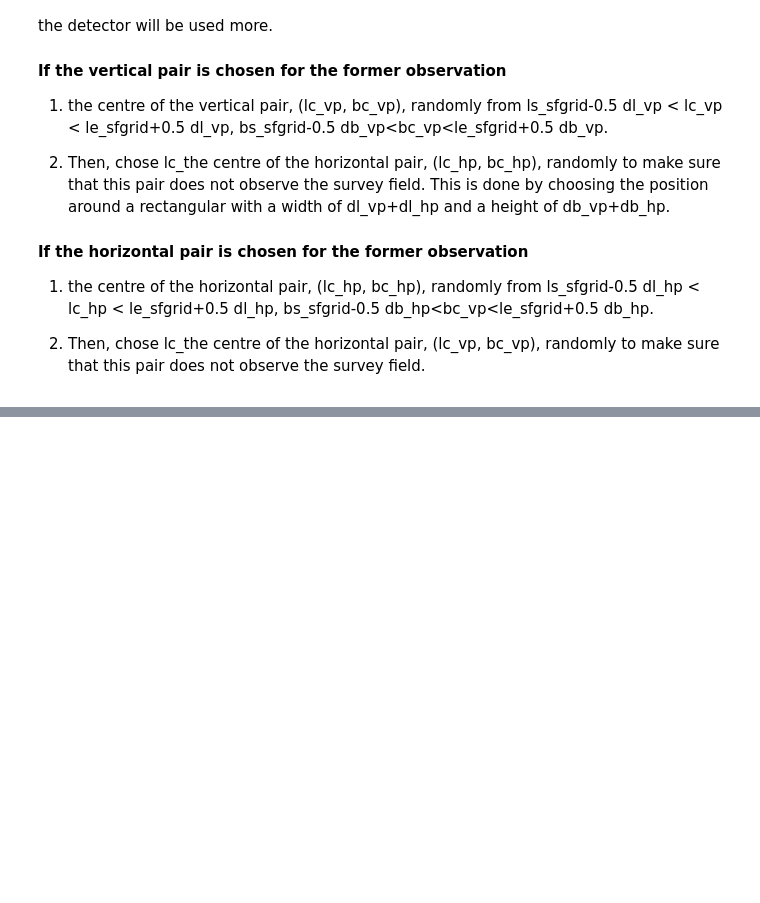
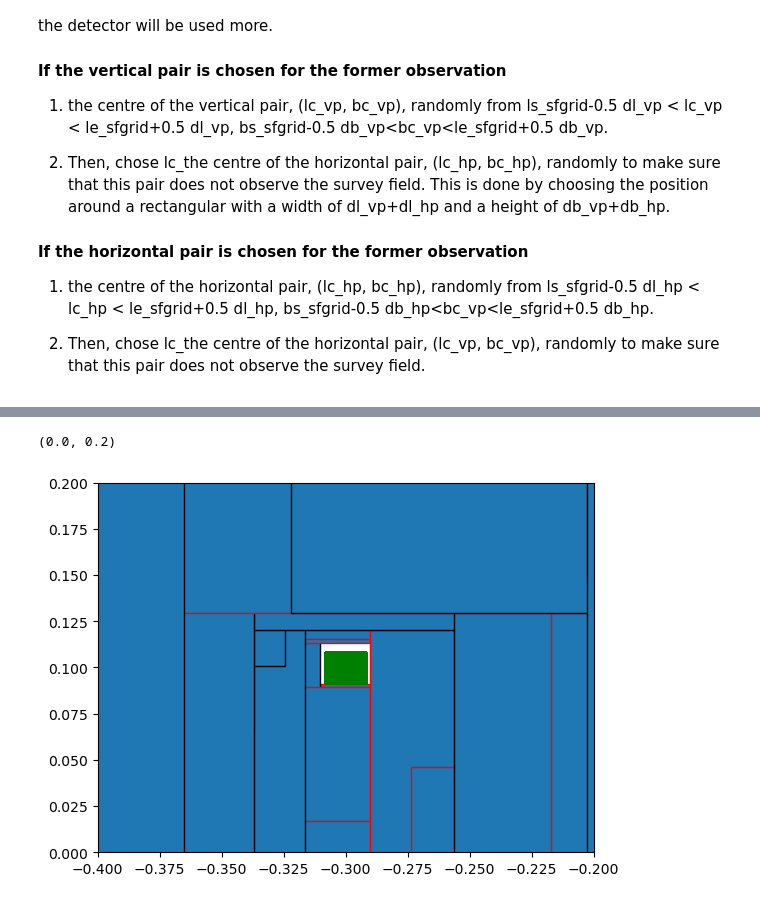
Before and after one commit to kawatadaisuke/JASMINE-analysis-testing, a Jupyter notebook: astrometry-validation/small-survey-plan/Small_Survey_Plan_astrometry_validation.ipynb, the cells around one changed output, grey strips where cells are left out. Saved outputs shown, nothing was run; the diff lists cells and outputs as text; code cells hidden in the pictures; blank space fills up the shorter version.

```diff
--- a/astrometry-validation/small-survey-plan/Small_Survey_Plan_astrometry_validation.ipynb
+++ b/astrometry-validation/small-survey-plan/Small_Survey_Plan_astrometry_validation.ipynb
@@ -199,0 +226,18 @@ fig.colorbar(cx)
+# %%
+# plot only field 2 and 3
+fig, ax = plt.subplots()
+for iorb in range(norb):
+    sindx = np.where((orbit_id_obs==iorb)*np.logical_or(field_id_obs==2, field_id_obs==3)*(plate_id_obs==0))[0]
+    # ax.scatter(lc_obs, bc_obs, c=field_id_obs, s=1, cmap=cm.jet)
+    # ax.scatter(lc_obs[sindx], bc_obs[sindx], c=field_id_obs[sindx], s=10, cmap=cm.jet)
+    ax.add_patch(Rectangle((lc_sf-0.5*dl_sf, bc_sf-0.5*db_sf), dl_sf, db_sf, color='green'))
+    color_patch = ['blue', 'yellow', 'red', 'black']
+    for i in sindx:
+        ax.add_patch(Rectangle((lc_obs[i]-0.5*w_dtct, bc_obs[i]-0.5*w_dtct), w_dtct, w_dtct, edgecolor=color_patch[field_id_obs[i]]))
+ax.add_patch(Rectangle((lc_sf-0.5*dl_sf, bc_sf-0.5*db_sf), dl_sf, db_sf, color='green'))
+plt.xlim(-0.4, -0.2)
+plt.ylim(0.0, 0.2)
+# fig.colorbar(cx)
+# %% [output]
+(0.0, 0.2)
+[figure, added]
```
Also changed, not shown: parts of 14 cells of this notebook.
